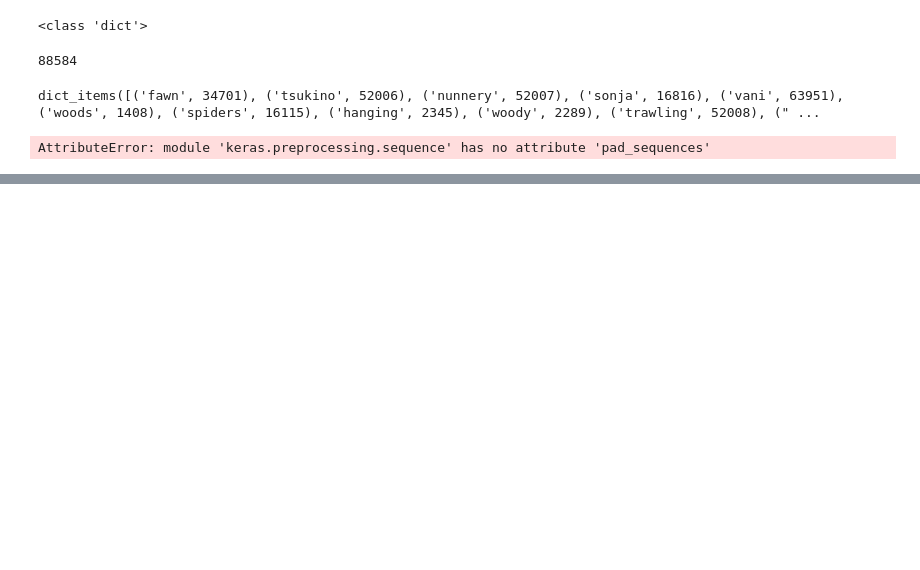
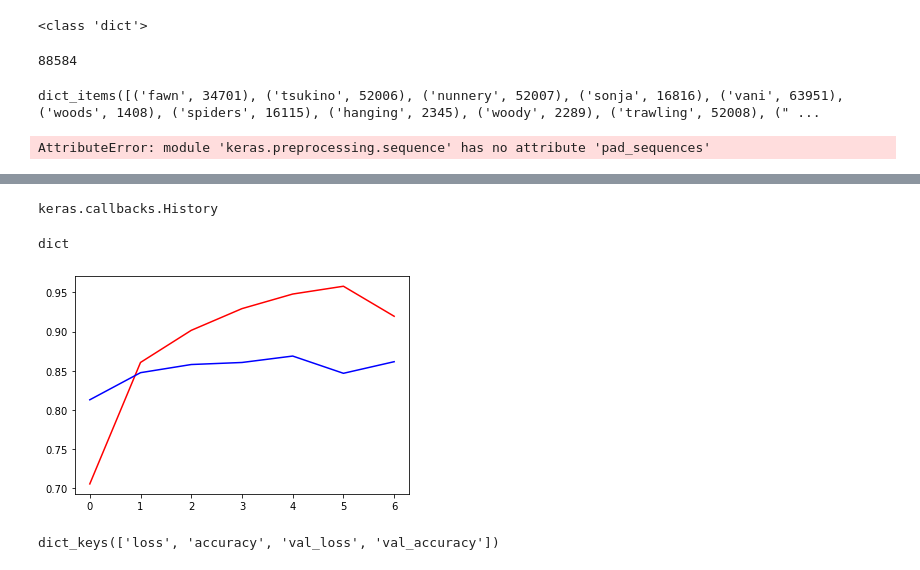
Before and after one commit to ShashankIITG/Machine-Learning-Study---2023, a Jupyter notebook: Recurrent Neural Network/Movie Rating - RNN.ipynb, the cells around one changed output, grey strips where cells are left out. Cells and saved outputs as stored; diff of their text form; code cells hidden in the pictures; blank space fills up the shorter version.

Commit message:
accuracy of 0.85 in movie rating model-rnn

```diff
--- a/Recurrent Neural Network/Movie Rating - RNN.ipynb
+++ b/Recurrent Neural Network/Movie Rating - RNN.ipynb
@@ -72,0 +59,10 @@ ValueError: setting an array element with a sequence.
+# %%
+# feed the padded sequence to convert into embedded index of words for sentences (review) to rnn
+from keras.layers import Embedding, SimpleRNN, Dense
+from keras.models import Sequential
+
+model = Sequential()
+model.add(Embedding(10_000, 10)) ## 10_000 is vocab size, and 10 is embedding size (k)
+model.add(SimpleRNN(20)) ## 20 is the size of hidden state (a[t]) produced by RNN layer
+model.add(Dense(1, activation="sigmoid"))
+model.summary()
@@ -72,0 +99,12 @@ ValueError: setting an array element with a sequence.
+# %%
+model.compile(optimizer='adam', loss='binary_crossentropy', metrics=['accuracy'])
+# %%
+from keras.callbacks import EarlyStopping, ModelCheckpoint
+
+# stop training if validation accuracy does not improve after 2 epochs
+earlystop = EarlyStopping(patience=2, monitor='val_accuracy')
+
+# save the model (weights and compution graph) everytime the val_acc improves
+checkpoint = ModelCheckpoint('best-model.h5', monitor='val_accuracy', mode='max', save_best_only=True, save_weights_only=False)
+
+hist = model.fit(Xt, Ytrain, 100, 10, validation_split=0.2, callbacks=[checkpoint, earlystop], use_multiprocessing=True)
@@ -72,0 +126,18 @@ ValueError: setting an array element with a sequence.
+# %%
+type(hist)
+# %% [output]
+keras.callbacks.History
+# %%
+type(hist.history)
+# %% [output]
+dict
+# %%
+plt.plot(hist.history['accuracy'], c='r')
+plt.plot(hist.history['val_accuracy'], c='b')
+plt.show()
+# %% [output]
+[figure, added]
+# %%
+hist.history.keys()
+# %% [output]
+dict_keys(['loss', 'accuracy', 'val_loss', 'val_accuracy'])
```
Also changed, not shown: parts of 18 cells of this notebook.
